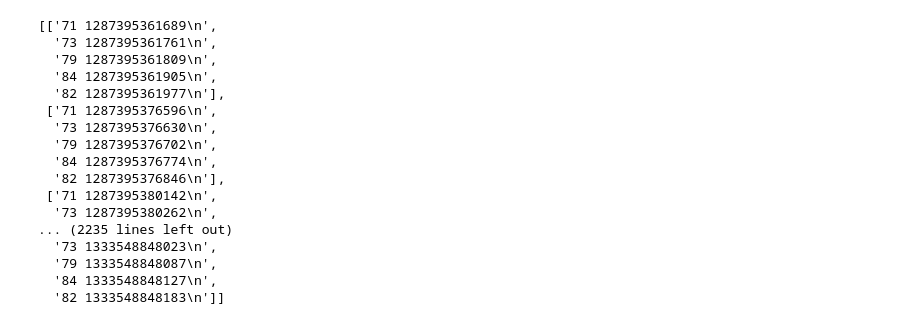
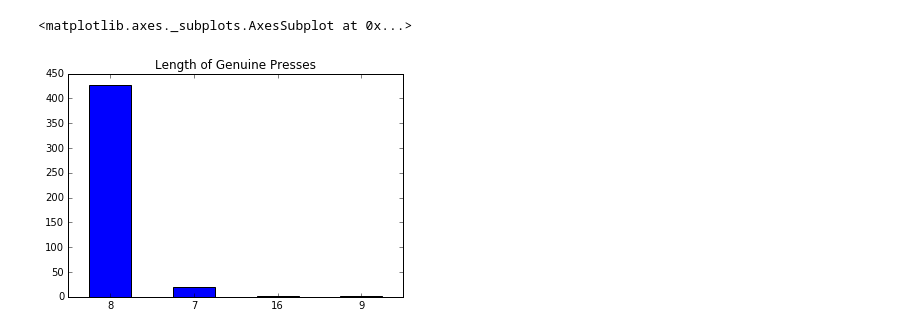
Before and after one commit to gw-cs-sd/sd-2017-covert-ops, a Jupyter notebook: joe/NewDataset.ipynb, the cells around one changed output. Cells and saved outputs as stored; diff of their text form; code cells hidden in the pictures.

Commit message:
new dataset wrangling

```diff
--- a/joe/NewDataset.ipynb
+++ b/joe/NewDataset.ipynb
@@ -4,36 +4,47 @@ import pandas as pd;
 import numpy as np;
 import os;
 # %%
-genuine_list=[];
-imposter_list=[];
+# Get key presses and releases on the password entry task for genuine and impostor users
+
+genuine_list_press=[];
+impostor_list_press=[];
+genuine_list_release=[];
+impostor_list_release=[];
 
 for root, dirs, files in os.walk("data/user_001", topdown=False):
     for subdir in dirs:
         try:
             if "genuine" in root:
-                genuine_list.append(open(os.path.join(root,subdir)+"/l_raw_press.txt").readlines())
+                genuine_list_press.append(open(os.path.join(root,subdir)+"/p_raw_press.txt").readlines())
+                genuine_list_release.append(open(os.path.join(root,subdir)+"/p_raw_release.txt").readlines())
             else:
-                imposter_list.append(open(os.path.join(root,subdir)+"/l_raw_press.txt").readlines())
+                imposter_list_press.append(open(os.path.join(root,subdir)+"/p_raw_press.txt").readlines())
+                imposter_list_release.append(open(os.path.join(root,subdir)+"/p_raw_release.txt").readlines())
 #         ignore files that aren't timestampped keystroke data
         except:
             pass;
-# %%
-genuine_list
-# %% [output]
-[['71 1287395361689\n',
-  '73 1287395361761\n',
-  '79 1287395361809\n',
-  '84 1287395361905\n',
-  '82 1287395361977\n'],
- ['71 1287395376596\n',
-  '73 1287395376630\n',
-  '79 1287395376702\n',
-  '84 1287395376774\n',
-  '82 1287395376846\n'],
- ['71 1287395380142\n',
-  '73 1287395380262\n',
-... (2235 lines left out)
-  '73 1333548848023\n',
-  '79 1333548848087\n',
-  '84 1333548848127\n',
-  '82 1333548848183\n']]
+# %%
+keymap={8:"Backspace", 9:"Tab", 13:"Enter", 16:"Shift", 17:"Control", 18:"Alt",
+    19:"Pause", 20:"CapsLock", 27:"Esc", 32:"Spacebar", 33:"PageUp",
+    34:"PageDown", 35:"End", 36:"Home", 37:"Left", 38:"Up", 39:"Right",
+    40:"Down", 45:"Insert", 46:"Del",
+    48:"0",49:"1",50:"2",51:"3",52:"4",53:"5",54:"6",55:"7",56:"8",57:"9",
+    65:"A", 66:"B", 67:"C", 68:"D", 69:"E", 70:"F", 71:"G", 72:"H", 73:"I",
+    74:"J", 75:"K", 76:"L", 77:"M", 78:"N", 79:"O", 80:"P", 81:"Q", 82:"R",
+    83:"S", 84:"T", 85:"U", 86:"V", 87:"W", 88:"X", 89:"Y", 90:"Z", 97:"NUMPAD_1", 98:"NUMPAD_2", 99:"NUMPAD_3", 105:"NUMPAD_9", 186:";",
+    189:"-", 187:"=", 222:"'", 191:"/", 188:",", 190:"."};
+# %%
+def parseKeystrokes(the_dataset):
+#     return list of key/timestamp tuples for each trial
+    return [[(keymap[int(n.split(" ")[0])], n.split(" ")[1].replace("\n","")) for n in the_dataset[k]] for k in range(0,len(the_dataset))]
+# %%
+parsed_genuine_presses = parseKeystrokes(genuine_list_press)
+parsed_genuine_releases = parseKeystrokes(genuine_list_release)
+parsed_impostor_presses = parseKeystrokes(impostor_list_press)
+parsed_impostor_releases = parseKeystrokes(impostor_list_release)
+# %%
+%matplotlib inline
+pd.Series([len(x) for x in parsed_genuine_presses]).value_counts().plot(kind='bar', rot=0, title="Length of Genuine Presses")
+# %% [output]
+<matplotlib.axes._subplots.AxesSubplot at 0x...>
+[figure, added]
```
Also changed, not shown: parts of 5 cells of this notebook, 4 other files.
